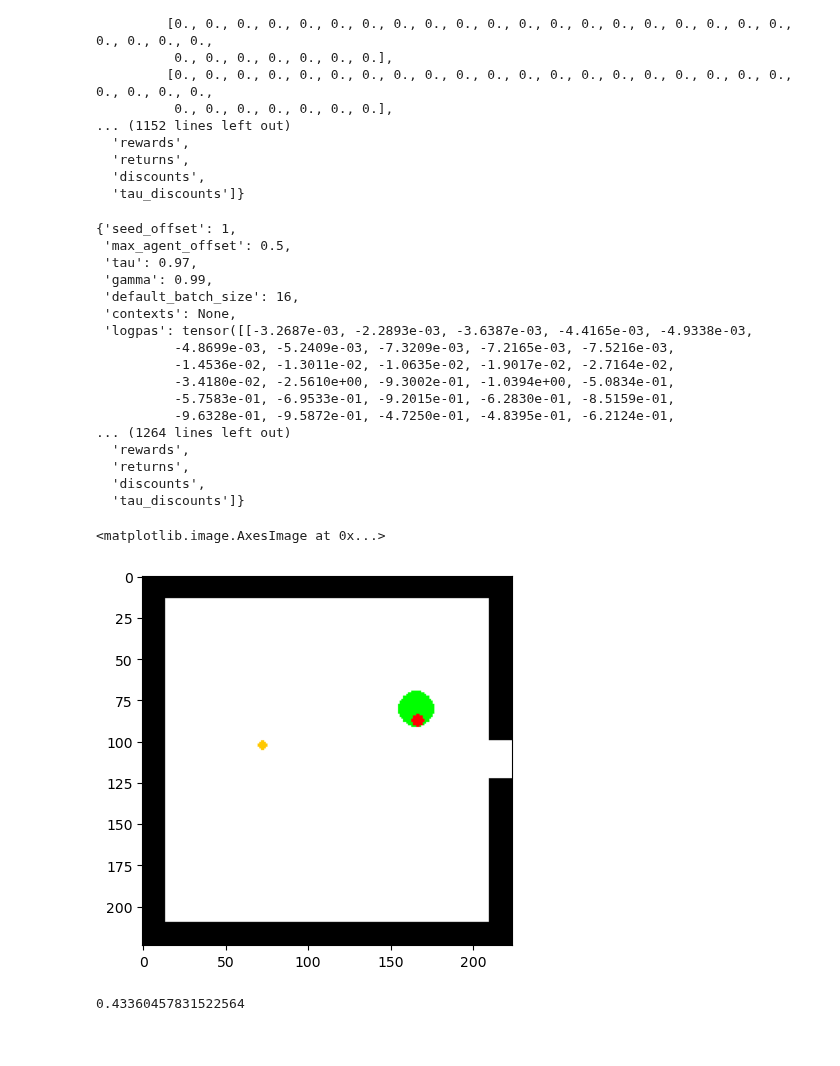
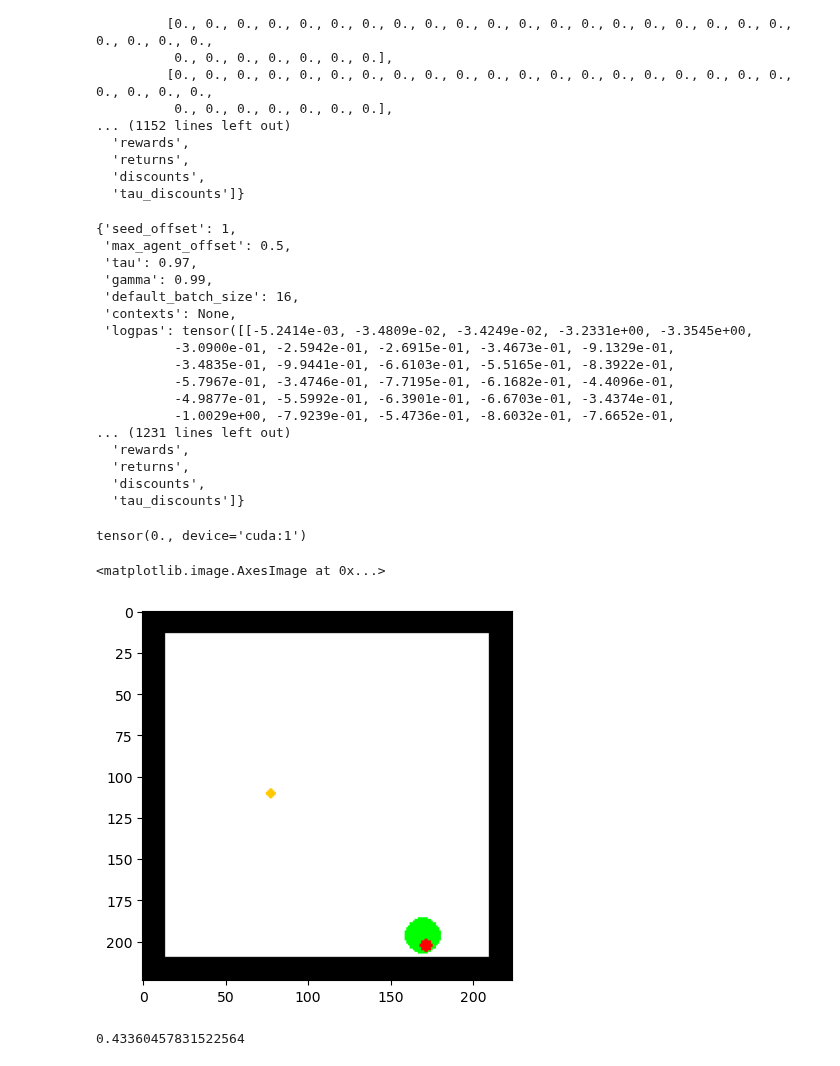
Before and after one commit to atbolsh/TransformerHomunculus, a Jupyter notebook: pseudoGRPO_agent/TestingAndDebugging.ipynb, the cells around one changed output. Drawn from its saved outputs; the diff is of its cells as text; code cells hidden in the pictures.

```diff
--- a/pseudoGRPO_agent/TestingAndDebugging.ipynb
+++ b/pseudoGRPO_agent/TestingAndDebugging.ipynb
@@ -35,7 +35,7 @@ symbol_action_map
 # Next, I need to set up the brain itself
 brain = DefaultAgentBrain(5).to(device)
 #brain.load_state_dict(torch.load("brain_checkpoints/brain_EXPERIMENTAL_5output_weights_semi-guided_RL_GRPO_v2_round10.pth", weights_only=True, map_location=device))
-brain.load_state_dict(torch.load("brain_checkpoints/brain_EXPERIMENTAL_5output_weights_semi-guided_RL_GRPO_v3_round100.pth", weights_only=True, map_location=device))
+brain.load_state_dict(torch.load("brain_checkpoints/brain_EXPERIMENTAL_5output_weights_semi-guided_RL_GRPO_v4_round100.pth", weights_only=True, map_location=device))
 # %% [output]
 <All keys matched successfully>
 # %%
@@ -108,24 +108,28 @@ buff_classic.__dict__
  'gamma': 0.99,
  'default_batch_size': 16,
  'contexts': None,
- 'logpas': tensor([[-3.2687e-03, -2.2893e-03, -3.6387e-03, -4.4165e-03, -4.9338e-03,
-          -4.8699e-03, -5.2409e-03, -7.3209e-03, -7.2165e-03, -7.5216e-03,
-          -1.4536e-02, -1.3011e-02, -1.0635e-02, -1.9017e-02, -2.7164e-02,
-          -3.4180e-02, -2.5610e+00, -9.3002e-01, -1.0394e+00, -5.0834e-01,
-          -5.7583e-01, -6.9533e-01, -9.2015e-01, -6.2830e-01, -8.5159e-01,
-          -9.6328e-01, -9.5872e-01, -4.7250e-01, -4.8395e-01, -6.2124e-01,
-... (1264 lines left out)
+ 'logpas': tensor([[-5.2414e-03, -3.4809e-02, -3.4249e-02, -3.2331e+00, -3.3545e+00,
+          -3.0900e-01, -2.5942e-01, -2.6915e-01, -3.4673e-01, -9.1329e-01,
+          -3.4835e-01, -9.9441e-01, -6.6103e-01, -5.5165e-01, -8.3922e-01,
+          -5.7967e-01, -3.4746e-01, -7.7195e-01, -6.1682e-01, -4.4096e-01,
+          -4.9877e-01, -5.5992e-01, -6.3901e-01, -6.6703e-01, -3.4374e-01,
+          -1.0029e+00, -7.9239e-01, -5.4736e-01, -8.6032e-01, -7.6652e-01,
+... (1231 lines left out)
   'rewards',
   'returns',
   'discounts',
   'tau_discounts']}
+# %%
+torch.sum(buff_classic.rewards)
+# %% [output]
+tensor(0., device='cuda:1')
 # %%
-game_trace = buff_guide.settings_buffer[0]
+game_trace = buff_classic.settings_buffer[0]
 # %%
-plt.imshow(discreteGame(game_trace[10]).getData())
+plt.imshow(discreteGame(game_trace[0]).getData())
 # %% [output]
 <matplotlib.image.AxesImage at 0x...>
-[figure, old version]
+[figure, new version]
 # %%
 game_trace[7].direction
 # %% [output]
```
Also changed, not shown: parts of 12 cells of this notebook, 3 other files.
